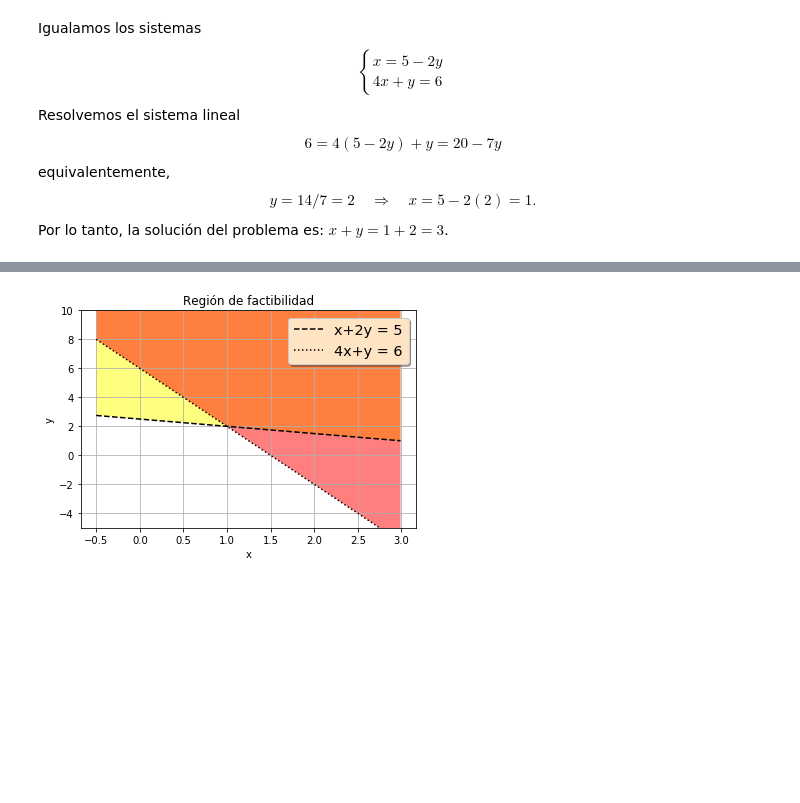
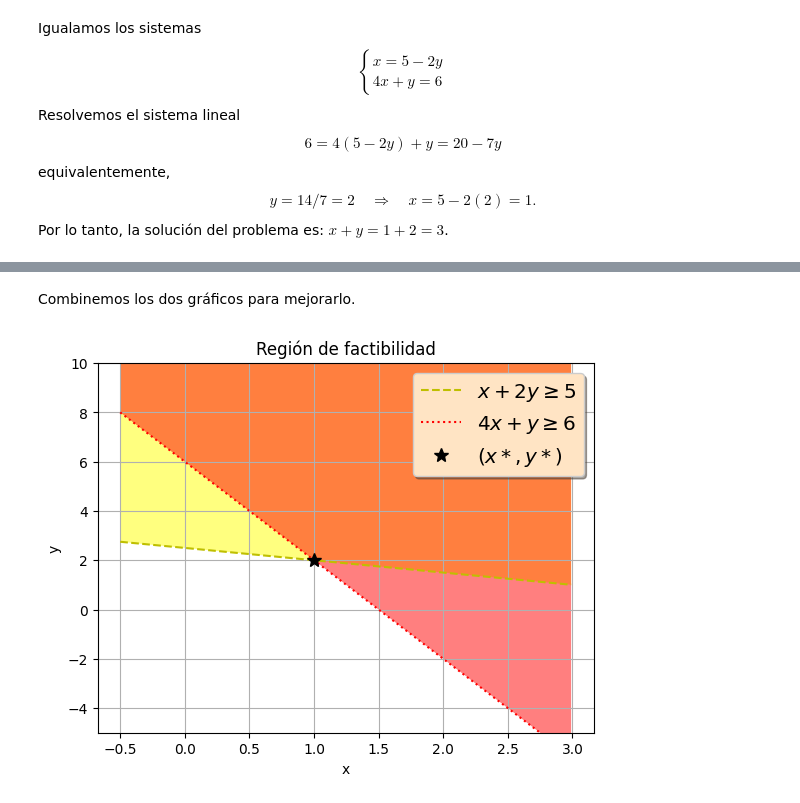
Before and after one commit to FeerJim/intro_Python, a Jupyter notebook: Lab08.ipynb, the cells around one changed output, grey strips where cells are left out. Cells and saved outputs as stored; diff of their text form; code cells hidden in the pictures; blank space fills up the shorter version.

```diff
--- a/Lab08.ipynb
+++ b/Lab08.ipynb
@@ -91,29 +149,33 @@ plt.show()
+# %% [markdown]
+Combinemos los dos gráficos para mejorarlo.
 # %%
 import numpy as np
 import matplotlib.pyplot as plt
 
 # Make some fake data.
 x = np.arange(-0.5, 3.0, 0.01)
 y1 = (5 - x)/2
 y2 = 6 - 4*x
 
 # Create plots with pre-defined labels.
 fig, ax = plt.subplots()
-ax.plot(x, y1, 'k--', label='x+2y = 5')
-ax.plot(x, y2, 'k:', label='4x+y = 6')
+ax.plot(x, y1, 'y--', label=r'$x+2y \geq 5$')
+ax.plot(x, y2, 'r:', label=r'$4x+y \geq 6$')
+ax.plot([1], [2], 'k',linewidth = 0,marker = '*',  markersize=10, label=r'$(x*,y*)$')
+
 ax.grid()
 ax.set(xlabel='x', ylabel='y',
        title='Región de factibilidad')
 
 ax.fill_between(x, y1, 10, where=(x + 2*y1 >= 5), facecolor='yellow', alpha=0.5)
 ax.fill_between(x, y2, 10, where=(4*x + y2 >= 6), facecolor='red', alpha=0.5)
 
 ax.set_ylim((-5, 10))
 legend = ax.legend(loc='upper right', shadow=True, fontsize='x-large')
 
 # Put a nicer background color on the legend.
 legend.get_frame().set_facecolor('bisque')
 
 plt.show()
 # %% [output]
-[figure, old version]
+[figure, new version]
```
Also changed, not shown: parts of 45 cells of this notebook, 3 other files.
